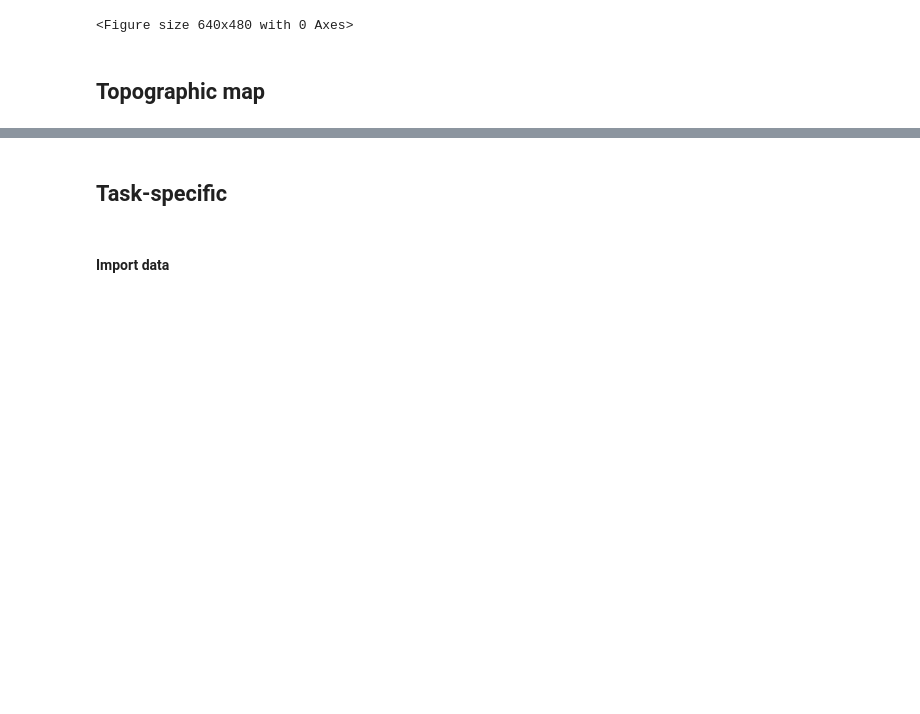
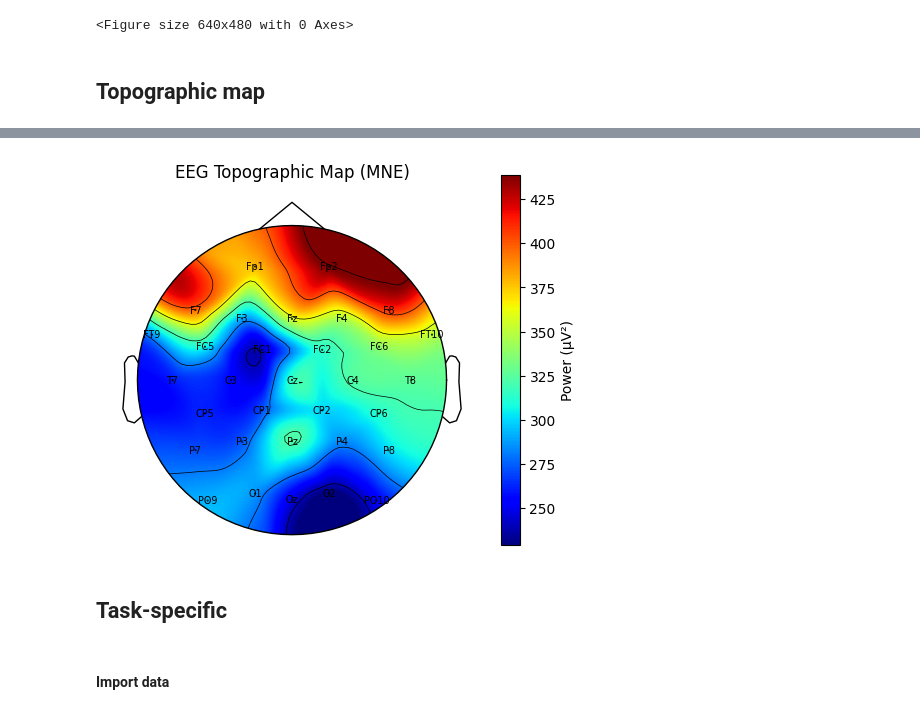
Before and after one commit to gaspachoo/EEG-Based-Stress-Recognition-Using-Neural-Networks, a Jupyter notebook: data_analysis.ipynb, the cells around one changed output, grey strips where cells are left out. Cells and saved outputs as stored; diff of their text form; code cells hidden in the pictures; blank space fills up the shorter version.

Commit message:
use mne for all topographic maps instead of plt

```diff
--- a/data_analysis.ipynb
+++ b/data_analysis.ipynb
@@ -218,3 +163,59 @@ plt.show()
+# %%
+mean_power = power_spectrum.mean(axis=1)
+
+# 1) MNE montage from your 2D coordinates (z=0)
+x_pos = np.asarray(x, float).ravel()
+y_pos = np.asarray(y, float).ravel()
+ch_names = list(electrode_names)
+
+assert len(ch_names) == x_pos.size == y_pos.size, "x/y/names: inconsistent sizes"
+
+positions_3d = np.c_[x_pos, y_pos, np.zeros_like(x_pos)]
+ch_pos = dict(zip(ch_names, positions_3d))
+
+montage = mne.channels.make_dig_montage(ch_pos=ch_pos, coord_frame='head')
+info = mne.create_info(ch_names=ch_names, sfreq=float(sampling_rate), ch_types=['eeg'] * len(ch_names))
+info.set_montage(montage, match_case=False)
+
+# 2) Color scale (simple: min/max of this map)
+vmin = float(np.nanmin(mean_power))
+vmax = float(np.nanmax(mean_power))
+
+# 3) 'sphere' for a clean head outline (radius ≈ extent of your coords)
+r_est = float(np.nanmax(np.sqrt(x_pos**2 + y_pos**2)))
+r_est = 1.05 * r_est if r_est > 0 else 0.1
+sphere = (0.0, 0.0, 0.0, r_est)
+
+# 4) MNE plot (with head mask)
+fig, ax = plt.subplots(figsize=(6, 6))
+ax.set_aspect('equal')
+ax.axis("off")
+
+im, _ = mne.viz.plot_topomap(
+    mean_power,
+    info,
+    axes=ax,
+    cmap='jet',
+    show=False,
+    contours=6,
+    sensors=True,
+    names=ch_names,
+    vlim = (vmin, vmax),      # consistent scale
+    image_interp='cubic',
+    extrapolate='head',
+    outlines='head',
+    sphere=sphere
+)
+
+# Colorbar
+sm = cm.ScalarMappable(norm=colors.Normalize(vmin=vmin, vmax=vmax), cmap='jet')
+sm.set_array([])
+fig.colorbar(sm, ax=ax, shrink=0.8, label="Power (µV²)")
+
+ax.set_title("EEG Topographic Map (MNE)")
+plt.show()
+# %% [output]
+[figure, added]
 # %% [markdown]
 ## Task-specific
 # %% [markdown]
```
Also changed, not shown: parts of 11 cells of this notebook.
